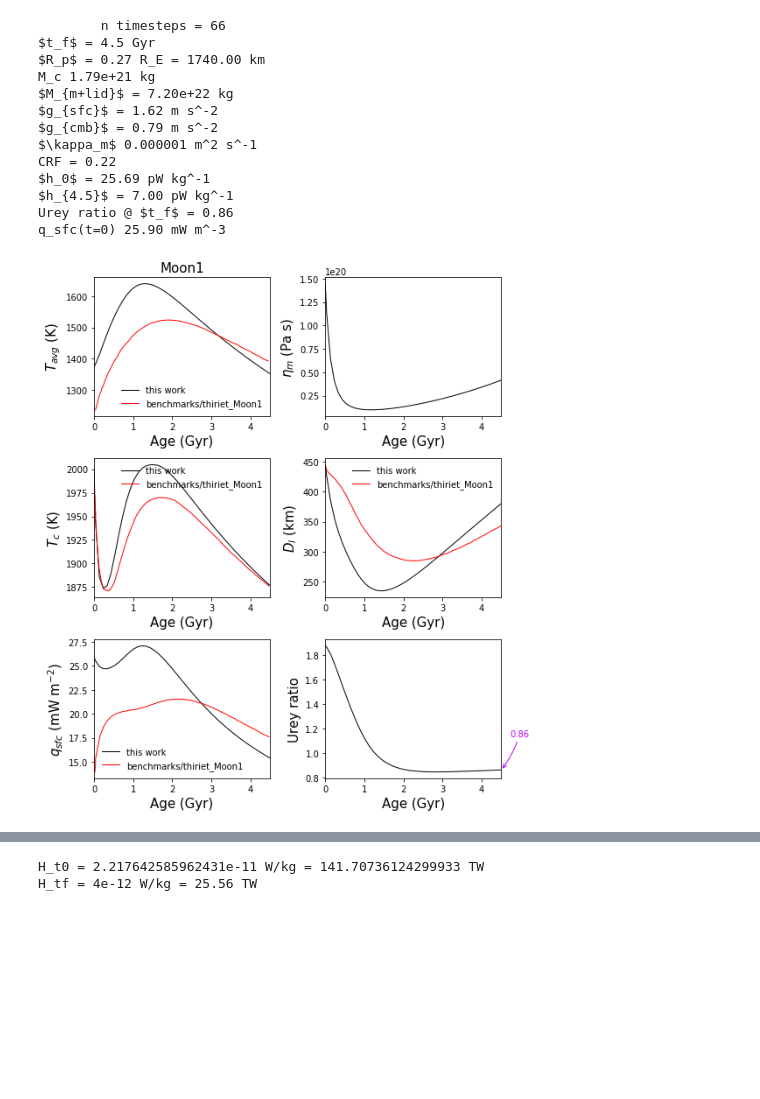
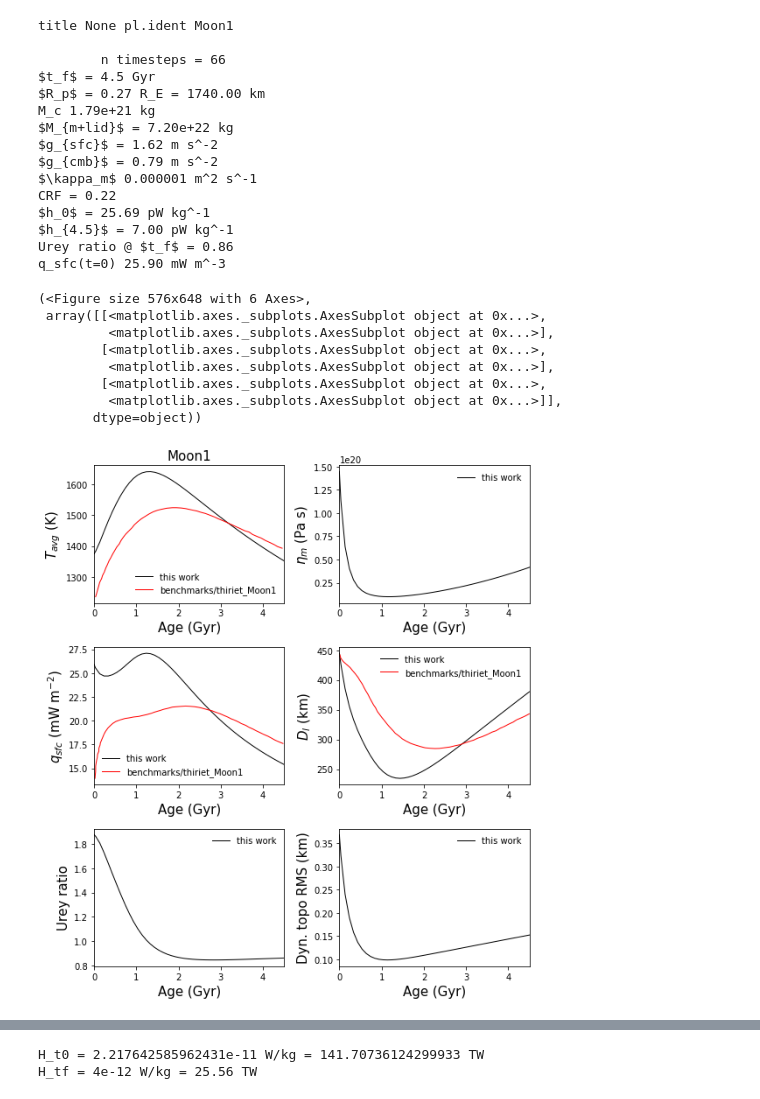
Before and after one commit to clairesworld/exo-top, a Jupyter notebook: top_model.ipynb, the cells around one changed output, grey strips where cells are left out. Cells and saved outputs as stored; diff of their text form; code cells hidden in the pictures; blank space fills up the shorter version.

Commit message:
plots

```diff
--- a/top_model.ipynb
+++ b/top_model.ipynb
@@ -15,11 +15,13 @@ import topography as top
 ###### PLOTTING ######
 
 def plot_output(pl, names, ncols=6, tspan=None, title=None, plots_save=False, verbose=True,
-                compare_dir=None, fig_path='figs/', labelsize=15, legsize=10, lw=1, ls='-', print_tf=False,
+                compare_dir=None, fig_path='figs/', labelsize=15, legsize=10, lw=1, ls='-',
+                print_tf=False,
                 ident=None, fig=None, axes=None, label=None, **kwargs):
 
     if ident is None:
         ident = pl.ident
+
 
     t = pl.t # time points of ode solutions in s
 
@@ -34,7 +36,7 @@ def plot_output(pl, names, ncols=6, tspan=None, title=None, plots_save=False, ve
         label = 'this work'
     for n, par in enumerate(out_vars):
         ax = axes.flatten()[n]
-        y = eval('pl.'+par)
+        y = eval(par) #eval('pl.'+par)
         if np.size(y)==1:
             y = [y]*len(t)
         try:
@@ -428,36 +495,50 @@ Moon1 = tp.TerrestrialPlanet(M_p = 7.34767309e22,
 
 kwargs = dict(T_m0=1750, T_c0=2000, D_l0=445e3, t0=0, tf=4.5, visc_type='Thi', complexity=3) # model params
 
 
 Moon1 = therm.solve(Moon1, **kwargs)
+pl = Moon1
+pl.dyn_top_rms = top.dyn_topo(pl.q_sfc, rho_m=pl.rho_m, rho_w=0, alpha_m=pl.alpha_m, eta_m=pl.eta_m,
+                                  kappa_m=pl.kappa_m, g_sfc=pl.g_sfc, k_m=pl.k_m, C=5.4, **kwargs)
 
+# what to plot
 names = {'T_avg':('$T_{avg}$ (K)',1),
          'eta_m':('$\eta_m$ (Pa s)', 1),#'q_core':('$q_{core}$ (mW m$^{-2}$)',1e3),
-         'T_c':('$T_c$ (K)',1),
+         'q_sfc':('$q_{sfc}$ (mW m$^{-2}$)',1e3),
          'D_l':('$D_l$ (km)',1e-3),
-         'q_sfc':('$q_{sfc}$ (mW m$^{-2}$)',1e3),
          'urey':('Urey ratio',1),
+         'dyn_top_rms':('Dyn. topo RMS (km)',1e-3),
         }
 
 save=True
 # snaps(f_Moon1, plot_snapshots=[0, 1, 4.5], fig_path=fig_path, plots_save=save, ident=ident, **kwargs)
 plot_output(Moon1, names, ncols=2, plots_save=save, compare_dir='benchmarks/thiriet_Moon1',
             fig_path=fig_path, tspan=(0, 4.5), **kwargs)
 # %% [output]
+title None pl.ident Moon1
+
         n timesteps = 66
 $t_f$ = 4.5 Gyr
 $R_p$ = 0.27 R_E = 1740.00 km
 M_c 1.79e+21 kg
 $M_{m+lid}$ = 7.20e+22 kg
 $g_{sfc}$ = 1.62 m s^-2
 $g_{cmb}$ = 0.79 m s^-2
 $\kappa_m$ 0.000001 m^2 s^-1
 CRF = 0.22
 $h_0$ = 25.69 pW kg^-1
 $h_{4.5}$ = 7.00 pW kg^-1
 Urey ratio @ $t_f$ = 0.86
 q_sfc(t=0) 25.90 mW m^-3
+(<Figure size 576x648 with 6 Axes>,
+ array([[<matplotlib.axes._subplots.AxesSubplot object at 0x...>,
+         <matplotlib.axes._subplots.AxesSubplot object at 0x...>],
+        [<matplotlib.axes._subplots.AxesSubplot object at 0x...>,
+         <matplotlib.axes._subplots.AxesSubplot object at 0x...>],
+        [<matplotlib.axes._subplots.AxesSubplot object at 0x...>,
+         <matplotlib.axes._subplots.AxesSubplot object at 0x...>]],
+       dtype=object))
-[figure, old version]
+[figure, new version]
 # %%
 ######  reproduce Thiriet+ 2019 Mercury1
 fig_path = '/space/cmg76/figs/' # office
```
Also changed, not shown: parts of 6 cells of this notebook, 1 other file.
